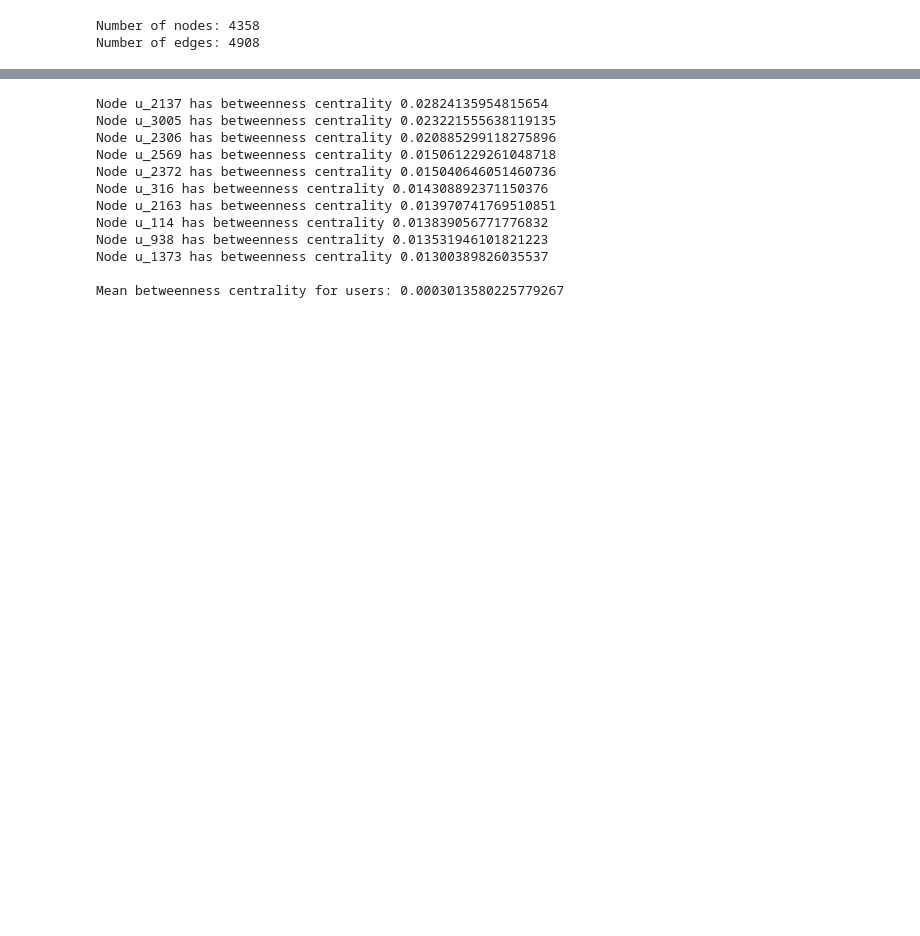
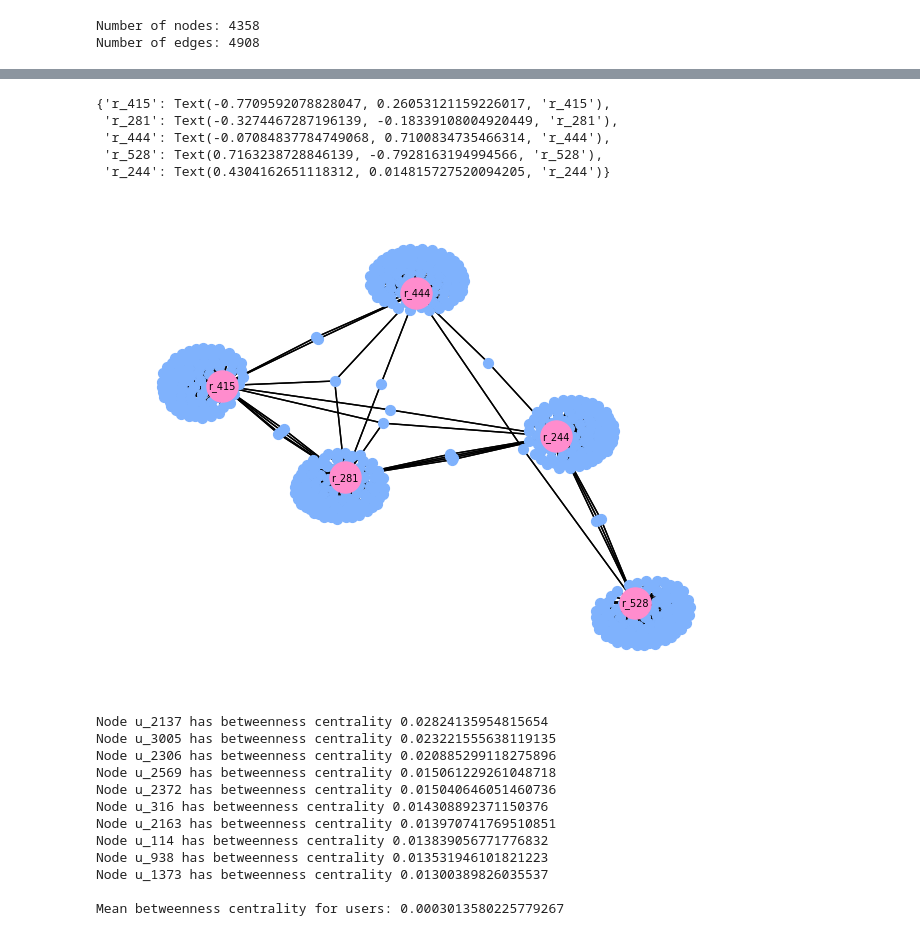
Before and after one commit to nicolopizzo/sna-project, a Jupyter notebook: analysis.ipynb, the cells around one changed output, grey strips where cells are left out. Cells and saved outputs as stored; diff of their text form; code cells hidden in the pictures; blank space fills up the shorter version.

```diff
--- a/analysis.ipynb
+++ b/analysis.ipynb
@@ -94,3 +129,34 @@ Mean degree centrality for repositories: 0.0011321237816348294
+# %%
+# Draw the graph containing only the top 10 repositories with neighbours based on degree centrality
+repos_subgraph = nx.Graph()
+for node in sorted(repos_degree_centrality, key=repos_degree_centrality.get, reverse=True)[:5]:
+    repos_subgraph.add_node(node, color=graph.nodes[node]['color'])
+    i = 0
+    for i, neighbour in enumerate(graph.neighbors(node)):
+        if i < 100:
+            repos_subgraph.add_node(neighbour, color=graph.nodes[neighbour]['color'])
+            repos_subgraph.add_edge(node, neighbour)
+            i += 1
+
+pos = nx.spring_layout(repos_subgraph, k=0.05)
+
+repos_subgraph_users = [node for node in repos_subgraph.nodes if node.startswith('u_')]
+repos_subgraph_repos = [node for node in repos_subgraph.nodes if node.startswith('r_')]
+# Draw all "u_" nodes
+nx.draw(repos_subgraph, pos, node_size=50,node_color='#7FB2FD', nodelist=repos_subgraph_users)
+
+# Draw all "r_" nodes
+nx.draw(repos_subgraph, pos, node_size=500, node_color='#FF8CCD', nodelist=repos_subgraph_repos)
+
+labels = {node: node for node in repos_subgraph.nodes if node.startswith('r_')}
+nx.draw_networkx_labels(repos_subgraph, pos, labels, font_size=7)
+# %% [output]
+{'r_415': Text(-0.7709592078828047, 0.26053121159226017, 'r_415'),
+ 'r_281': Text(-0.3274467287196139, -0.18339108004920449, 'r_281'),
+ 'r_444': Text(-0.07084837784749068, 0.7100834735466314, 'r_444'),
+ 'r_528': Text(0.7163238728846139, -0.7928163194994566, 'r_528'),
+ 'r_244': Text(0.4304162651118312, 0.014815727520094205, 'r_244')}
+[figure, added]
 # %%
 # Calculate the betweenness centrality of all nodes
 betweenness_centrality = nx.betweenness_centrality(graph)
```
Also changed, not shown: parts of 21 cells of this notebook.
